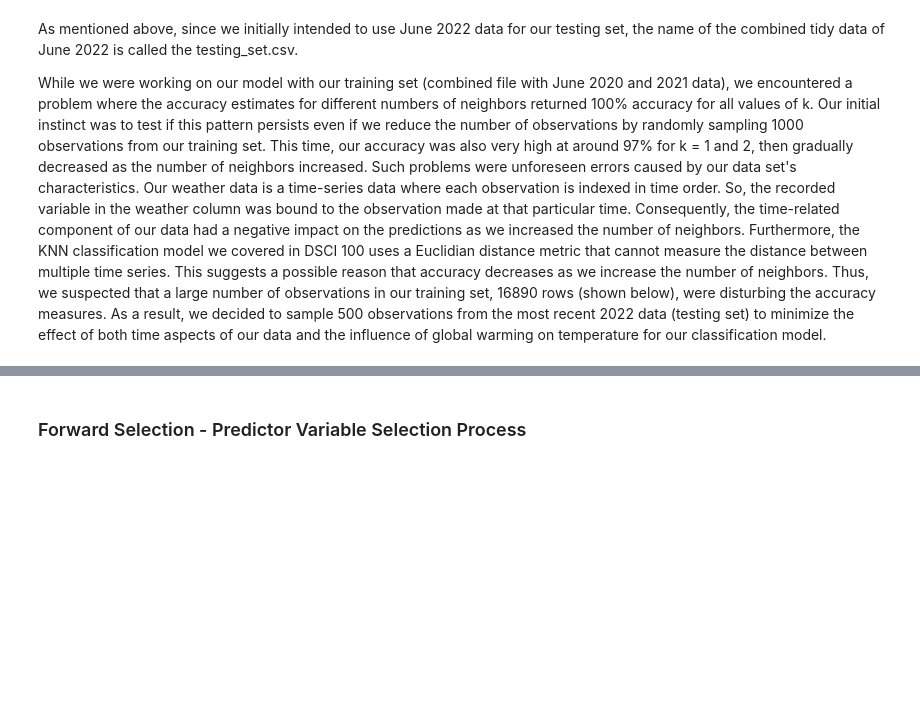
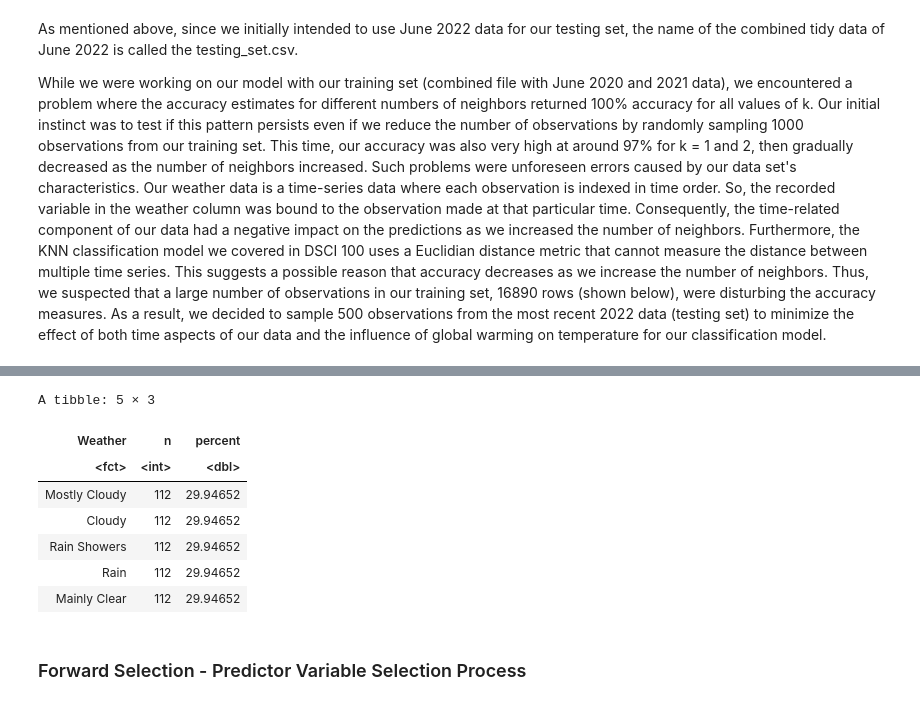
Before and after one commit to hyunseokjg/DSCI100-Group15-Project, a Jupyter notebook: Final_Report.ipynb, the cells around one changed output, grey strips where cells are left out. Cells and saved outputs as stored; diff of their text form; code cells hidden in the pictures; blank space fills up the shorter version.

```diff
--- a/Final_Report.ipynb
+++ b/Final_Report.ipynb
@@ -176,14 +230,23 @@ proportions
 # %%
 #now because we can see our classes are unbalanced, we want to balance our classes using step_upsample
 ups_recipe <- recipe(Weather ~ ., data = weather_train) %>%
-    step_upsample(Weather, over_ratio = 1, skip = TRUE) %>%
+    step_upsample(Weather, over_ratio = 1, skip = FALSE) %>%
     prep()
 
 #now we create our new training data set with balanced classes
 upsampled_weather <- bake(ups_recipe, weather_train)
 
 #now we check weather our classes have been properly balanced
 upsampled_weather %>% group_by(Weather) %>%
     summarize(n = n()) %>%
     mutate(percent = 100*n/number_rows)
+# %% [output]
+A tibble: 5 × 3
+| Weather | n | percent |
+| <fct> | <int> | <dbl> |
+| Mostly Cloudy | 112 | 29.94652 |
+| Cloudy | 112 | 29.94652 |
+| Rain Showers | 112 | 29.94652 |
+| Rain | 112 | 29.94652 |
+| Mainly Clear | 112 | 29.94652 |
 # %%
```
Also changed, not shown: parts of 23 cells of this notebook.
